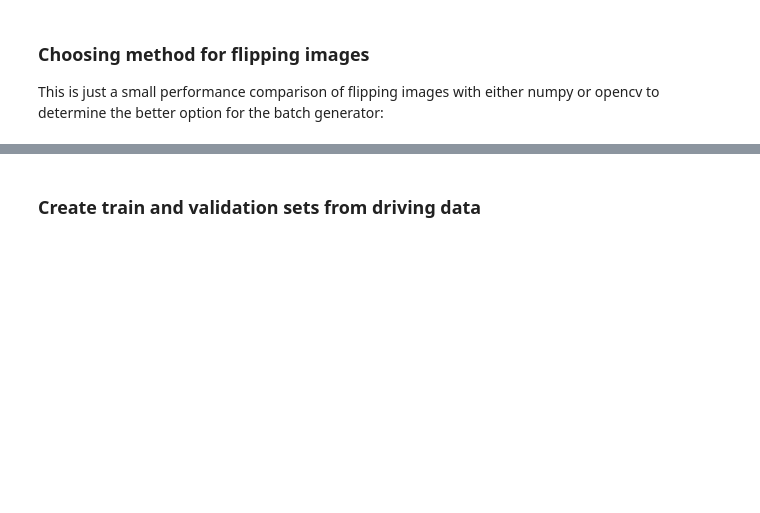
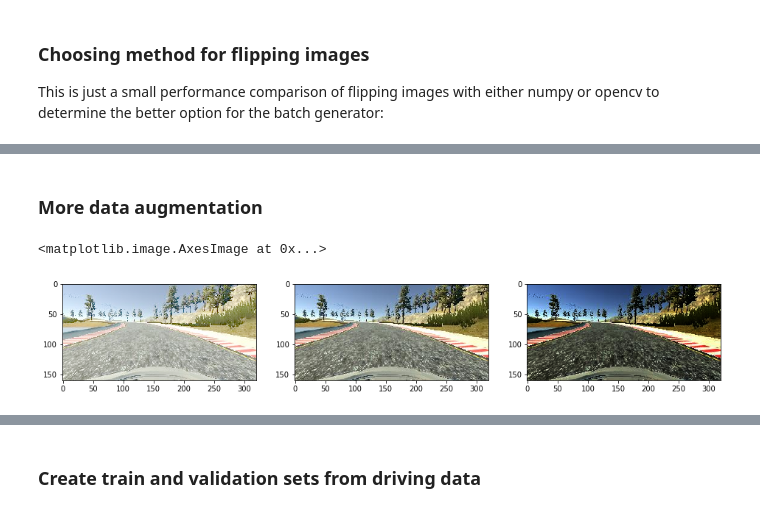
Before and after one commit to Pyrax/CarND-Behavioral-Cloning-P3, a Jupyter notebook: Behavioral_Cloning.ipynb, the cells around one changed output, grey strips where cells are left out. Drawn from its saved outputs; the diff is of its cells as text; code cells hidden in the pictures; blank space fills up the shorter version.

```diff
--- a/Behavioral_Cloning.ipynb
+++ b/Behavioral_Cloning.ipynb
@@ -265,0 +270,13 @@ ax3.imshow(cv_test)
+# %% [markdown]
+### More data augmentation
+# %%
+min_brightness = adjust_brightness(sample_image, 0.5)
+max_brightness = adjust_brightness(sample_image, 2.0)
+
+fig, axes = plt.subplots(1, 3, figsize=(16, 8))
+axes[0].imshow(min_brightness)
+axes[1].imshow(sample_image)  # reference image
+axes[2].imshow(max_brightness)
+# %% [output]
+<matplotlib.image.AxesImage at 0x...>
+[figure, added]
```
Also changed, not shown: parts of 18 cells of this notebook, 2 other files.
